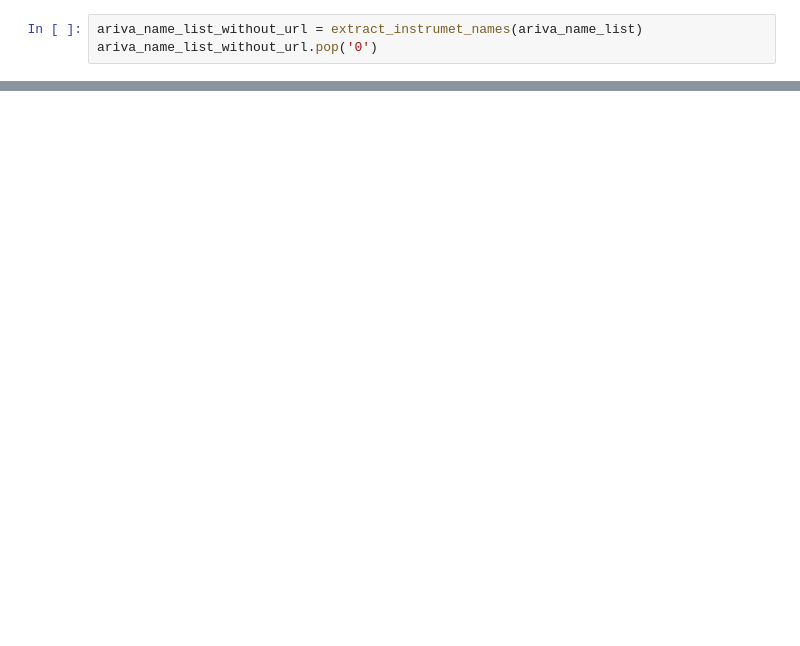
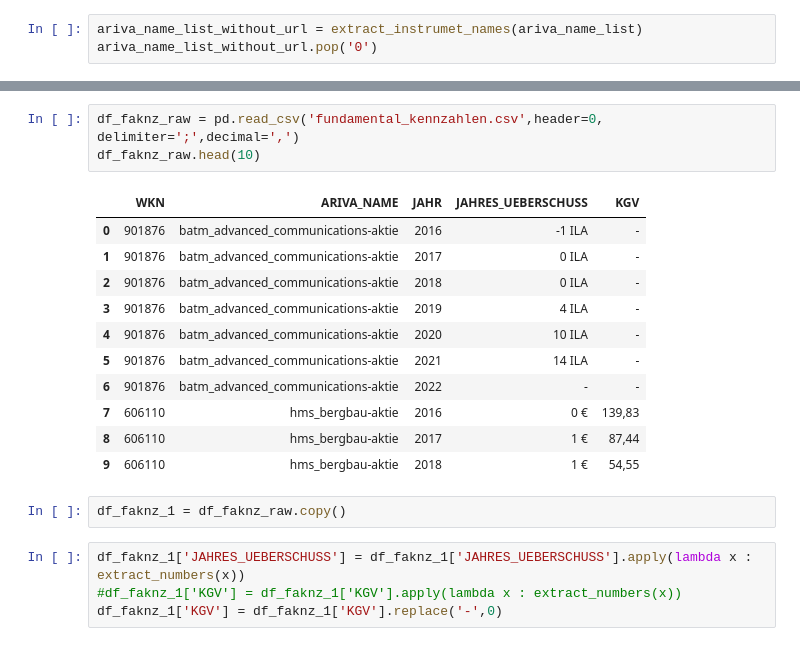
Before and after one commit to Wade-Sys/small_caps, a Jupyter notebook: main.ipynb, the cells around one changed output, grey strips where cells are left out. Drawn from its saved outputs; the diff is of its cells as text; blank space fills up the shorter version.

```diff
--- a/main.ipynb
+++ b/main.ipynb
@@ -118,0 +112,21 @@ https://www.ariva.de/aktien/gwb_immobilien-aktie/kennzahlen/fundamentale-kennzah
+# %%
+df_faknz_raw = pd.read_csv('fundamental_kennzahlen.csv',header=0, delimiter=';',decimal=',')
+df_faknz_raw.head(10)
+# %% [output]
+|  | WKN | ARIVA_NAME | JAHR | JAHRES_UEBERSCHUSS | KGV |
+| 0 | 901876 | batm_advanced_communications-aktie | 2016 | -1 ILA | - |
+| 1 | 901876 | batm_advanced_communications-aktie | 2017 | 0 ILA | - |
+| 2 | 901876 | batm_advanced_communications-aktie | 2018 | 0 ILA | - |
+| 3 | 901876 | batm_advanced_communications-aktie | 2019 | 4 ILA | - |
+| 4 | 901876 | batm_advanced_communications-aktie | 2020 | 10 ILA | - |
+| 5 | 901876 | batm_advanced_communications-aktie | 2021 | 14 ILA | - |
+| 6 | 901876 | batm_advanced_communications-aktie | 2022 | - | - |
+| 7 | 606110 | hms_bergbau-aktie | 2016 | 0 € | 139,83 |
+| 8 | 606110 | hms_bergbau-aktie | 2017 | 1 € | 87,44 |
+| 9 | 606110 | hms_bergbau-aktie | 2018 | 1 € | 54,55 |
+# %%
+df_faknz_1 = df_faknz_raw.copy()
+# %%
+df_faknz_1['JAHRES_UEBERSCHUSS'] = df_faknz_1['JAHRES_UEBERSCHUSS'].apply(lambda x : extract_numbers(x))
+#df_faknz_1['KGV'] = df_faknz_1['KGV'].apply(lambda x : extract_numbers(x))
+df_faknz_1['KGV'] = df_faknz_1['KGV'].replace('-',0)
```
Also changed, not shown: parts of 11 cells of this notebook, 1 other file.
